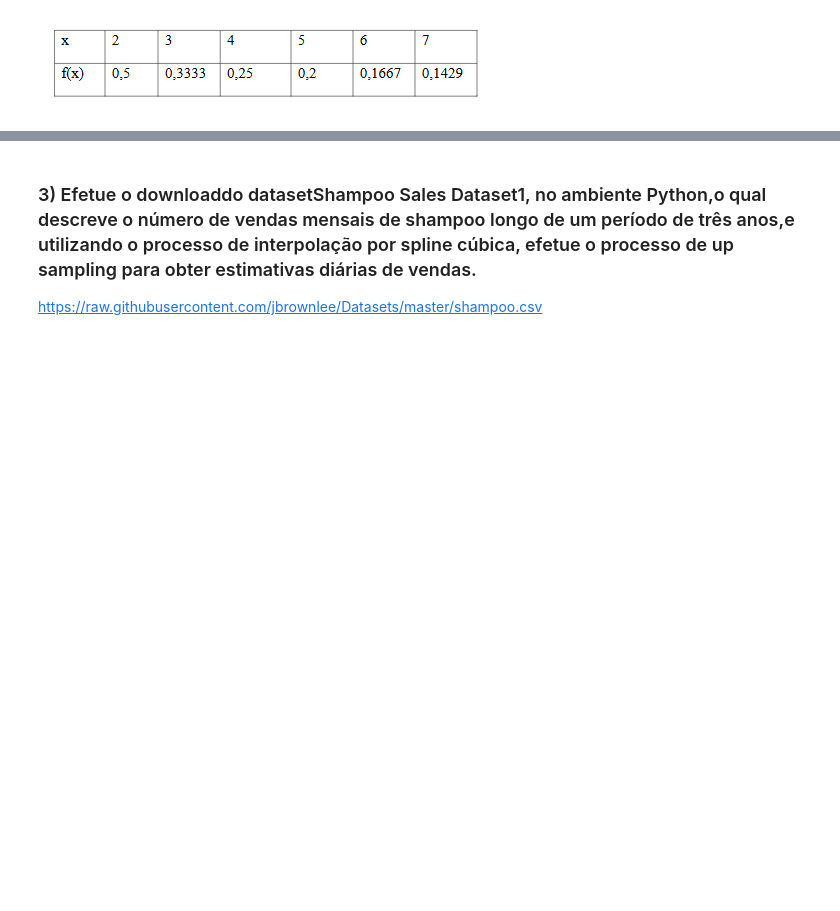
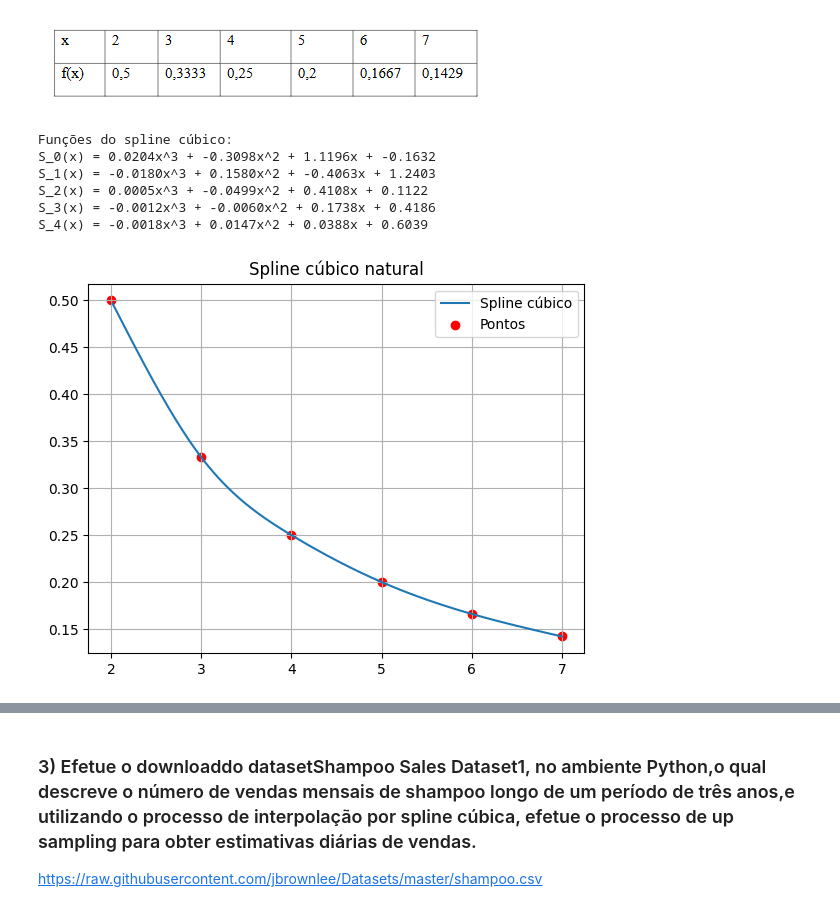
Before and after one commit to Luckas33/MetodosNumericos, a Jupyter notebook: TrabalhoComputacional_2.ipynb, the cells around one changed output, grey strips where cells are left out. Saved outputs shown, nothing was run; the diff lists cells and outputs as text; code cells hidden in the pictures; blank space fills up the shorter version.

```diff
--- a/TrabalhoComputacional_2.ipynb
+++ b/TrabalhoComputacional_2.ipynb
@@ -38,27 +38,6 @@ def subs_retroativas_np(A, b):
         soma = A[i, i + 1:] @ x[i + 1:]
         x[i] = (b[i] - soma) / A[i, i]
     return x
-# %%
-def gauss_np(A, b):
-    """Eliminação Gaussiana usando NumPy."""
-    # É uma boa prática não modificar as matrizes originais
-    A = A.copy().astype(float)
-    b = b.copy().astype(float)
-    n = len(A)
-
-    for k in range(n - 1):
-        # Verificação de pivô zero (evita ZeroDivisionError)
-        if abs(A[k, k]) < 1e-10:
-            # Retorna None para indicar que a matriz é singular
-            return None
-
-        for i in range(k + 1, n):
-            m = A[i, k] / A[k, k]
-            # Operações de linha vetorizadas com NumPy (muito mais eficientes)
-            A[i, k:] -= m * A[k, k:]
-            b[i] -= m * b[k]
-
-    return subs_retroativas_np(A, b)
 # %%
 def gauss_np(A, b):
     """
@@ -348,3 +353,31 @@ f(2.8) pelo spline cúbico = 15.515354832040089
 ### 2) Use  interpolação  por  spline  cúbica  para  a  representação  dos  dados  abaixo,  e determine o valor de 𝑥que corresponde a 𝑓(𝑥)=0,23 para os seguintes dados tabulados através da solução de um problema de raiz do correspondente polinômio cúbico.
 # %% [markdown]
 ![image.png](embedded-picture-1)
+# %%
+x_pts = np.array([2, 3, 4, 5, 6, 7])
+y_pts = np.array([0.5, 0.333, 0.25, 0.2, 0.166, 0.142])
+
+M = cubic_spline_coeffs(x_pts, y_pts)
+
+# Print das funções de cada intervalo
+print("Funções do spline cúbico:")
+print_segment_polynomials(x_pts, y_pts, M)
+
+# Gráfico
+x_vals = np.linspace(1.6, 7, 300)
+y_vals = [evaluate_cubic_spline(val, x_pts, y_pts, M) for val in x_vals]
+
+plt.plot(x_vals, y_vals, label='Spline cúbico')
+plt.scatter(x_pts, y_pts, color='red', label='Pontos')
+plt.legend()
+plt.grid(True)
+plt.title("Spline cúbico natural")
+plt.show()
+# %% [output]
+Funções do spline cúbico:
+S_0(x) = 0.0204x^3 + -0.3098x^2 + 1.1196x + -0.1632
+S_1(x) = -0.0180x^3 + 0.1580x^2 + -0.4063x + 1.2403
+S_2(x) = 0.0005x^3 + -0.0499x^2 + 0.4108x + 0.1122
+S_3(x) = -0.0012x^3 + -0.0060x^2 + 0.1738x + 0.4186
+S_4(x) = -0.0018x^3 + 0.0147x^2 + 0.0388x + 0.6039
+[figure, added]
```
Also changed, not shown: parts of 6 cells of this notebook.
